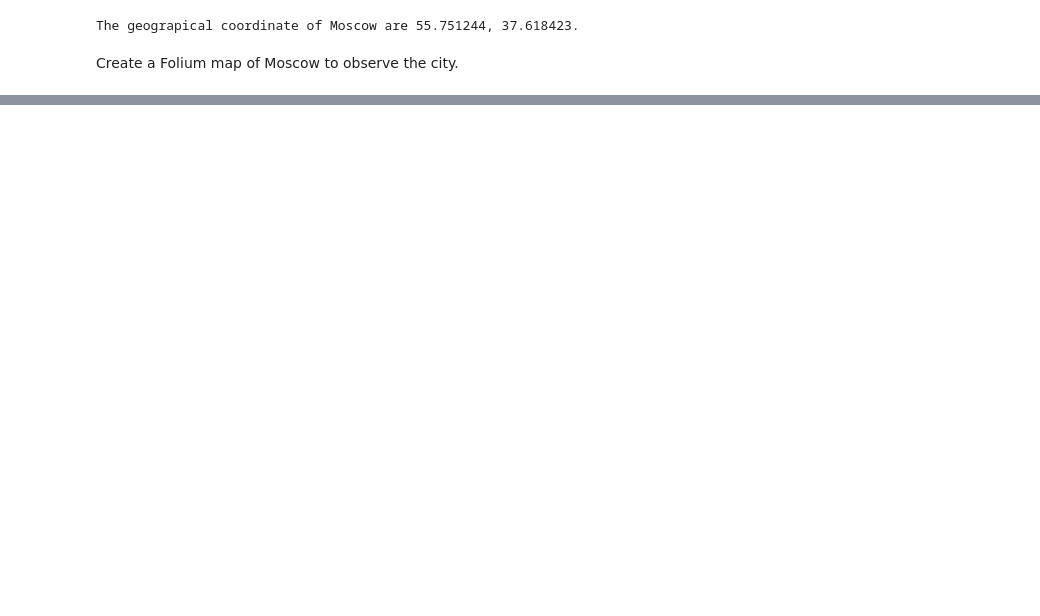
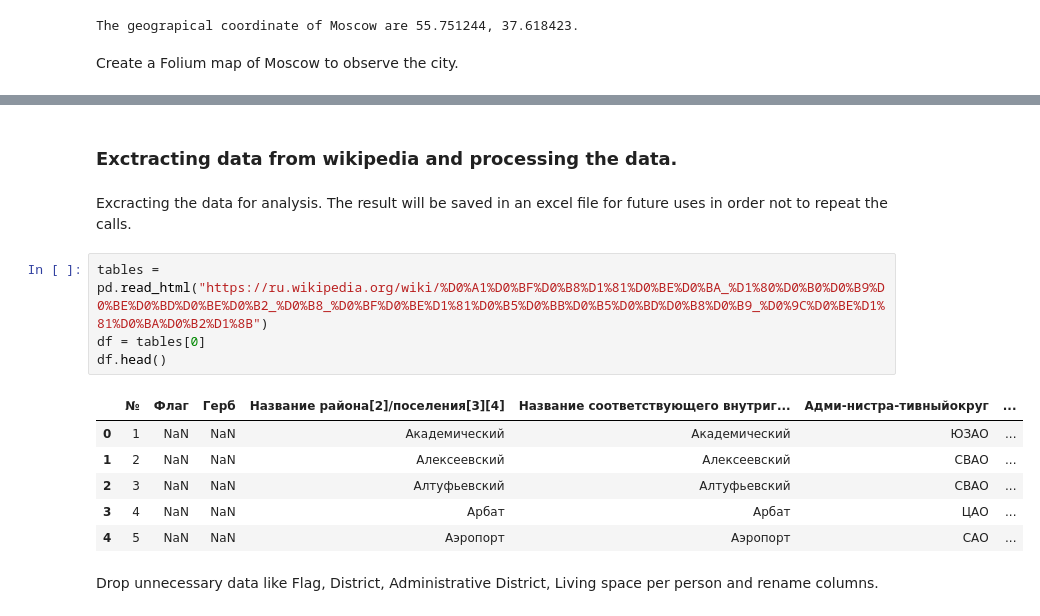
Before and after one commit to OkolelovV/Coursera_Applied_Data_Science_Capstone, a Jupyter notebook: The Battle of Neighborhoods - Coursera Data Science Project.ipynb, the cells around one changed output, grey strips where cells are left out. Drawn from its saved outputs; the diff is of its cells as text; blank space fills up the shorter version.

```diff
--- a/The Battle of Neighborhoods - Coursera Data Science Project.ipynb
+++ b/The Battle of Neighborhoods - Coursera Data Science Project.ipynb
@@ -118,0 +109,17 @@ moscow_map
+# %% [markdown]
+### Exctracting data from wikipedia and processing the data.
+# %% [markdown]
+Excracting the data for analysis. The result will be saved in an excel file for future uses in order not to repeat the calls.
+# %%
+tables = pd.read_html("https://ru.wikipedia.org/wiki/%D0%A1%D0%BF%D0%B8%D1%81%D0%BE%D0%BA_%D1%80%D0%B0%D0%B9%D0%BE%D0%BD%D0%BE%D0%B2_%D0%B8_%D0%BF%D0%BE%D1%81%D0%B5%D0%BB%D0%B5%D0%BD%D0%B8%D0%B9_%D0%9C%D0%BE%D1%81%D0%BA%D0%B2%D1%8B")
+df = tables[0]
+df.head()
+# %% [output]
+|  | № | Флаг | Герб | Название района[2]/поселения[3][4] | Название cоответствующего внутриг... | Адми-нистра-тивныйокруг | ... |
+| 0 | 1 | NaN | NaN | Академический | Академический | ЮЗАО | ... |
+| 1 | 2 | NaN | NaN | Алексеевский | Алексеевский | СВАО | ... |
+| 2 | 3 | NaN | NaN | Алтуфьевский | Алтуфьевский | СВАО | ... |
+| 3 | 4 | NaN | NaN | Арбат | Арбат | ЦАО | ... |
+| 4 | 5 | NaN | NaN | Аэропорт | Аэропорт | САО | ... |
+# %% [markdown]
+Drop unnecessary data like Flag, District, Administrative District, Living space per person and rename columns.
```
Also changed, not shown: parts of 58 cells of this notebook.
